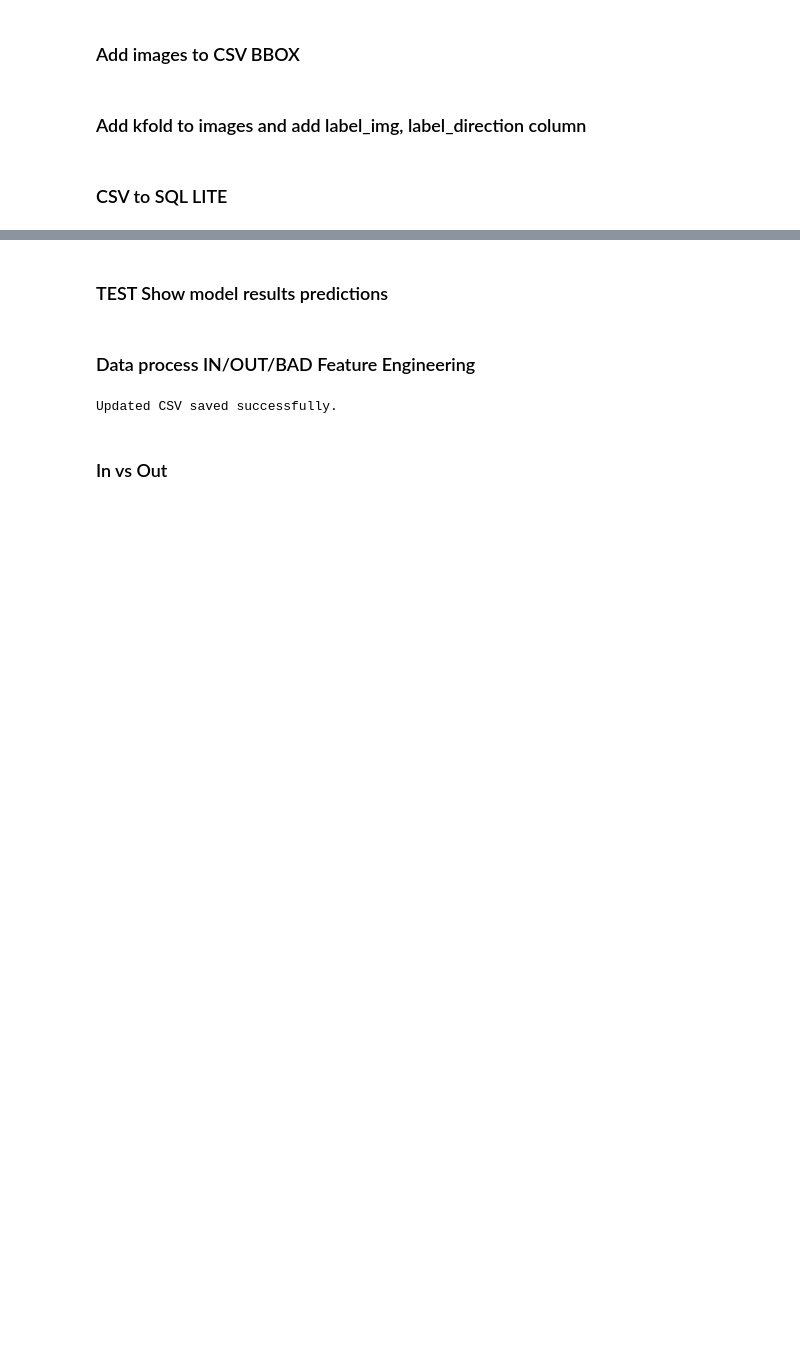
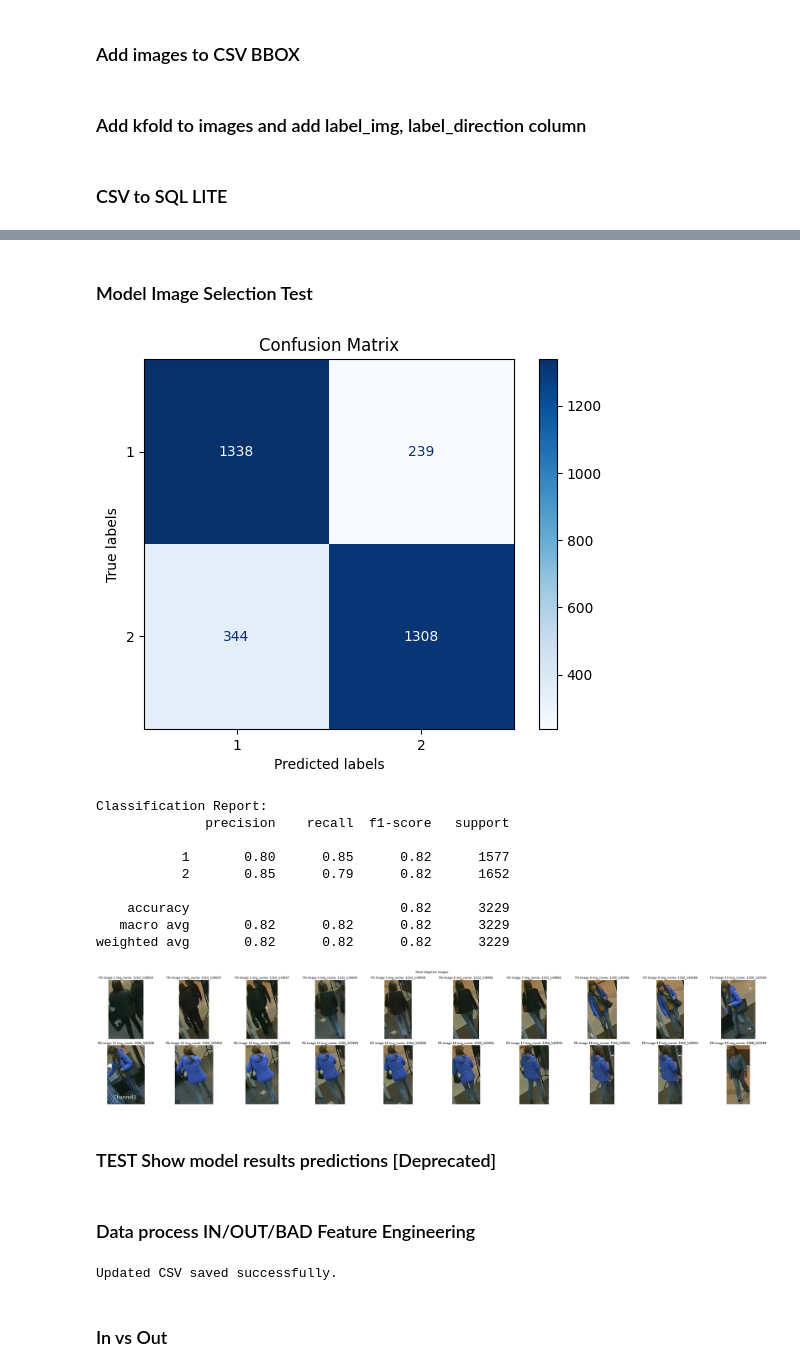
Before and after one commit to dunz21/yolov7-tracker, a Jupyter notebook: selectModel.ipynb, the cells around one changed output, grey strips where cells are left out. Cells and saved outputs as stored; diff of their text form; code cells hidden in the pictures; blank space fills up the shorter version.

```diff
--- a/selectModel.ipynb
+++ b/selectModel.ipynb
@@ -198,3 +232,81 @@ Updated CSV saved successfully.
+# %% [markdown]
+### Model Image Selection Test
+# %%
+import matplotlib.pyplot as plt
+import matplotlib.image as mpimg
+FOLDER_PATH_IMGS = '/home/diego/Documents/yolov7-tracker/imgs_conce/'
+
+
+# Filter final_df to include only rows where both 'model_label_img' and INTEREST_LABEL are not null
+comparison_df = final_df.dropna(subset=['model_label_img', INTEREST_LABEL])
+# Extract model predictions and actual labels
+y_pred = comparison_df['model_label_img']
+y_true = comparison_df[INTEREST_LABEL]
+
+# Generate the confusion matrix
+cm = confusion_matrix(y_true, y_pred)
+
+# Display the confusion matrix using ConfusionMatrixDisplay
+cmd = ConfusionMatrixDisplay(cm, display_labels=interest_values)
+cmd.plot(cmap="Blues")
+cmd.ax_.set(xlabel='Predicted labels', ylabel='True labels', title='Confusion Matrix')
+plt.show()
+
+# Generate the classification report
+report = classification_report(y_true, y_pred, target_names=[str(label) for label in interest_values])
+
+print("Classification Report:")
+print(report)
+
+# Assuming 'comparison_df' contains the actual (INTEREST_LABEL) and predicted ('model_label_img') labels
+# Let's identify False Negatives: actual label is in interest_values, but predicted is not.
+total_wrong_filter = (comparison_df[INTEREST_LABEL].isin(interest_values)) & (comparison_df['model_label_img'] != comparison_df[INTEREST_LABEL])
+false_negative_filter = (comparison_df[INTEREST_LABEL] == 1) & (comparison_df['model_label_img'] == 2) # False Negative filter
+false_positive_filter = (comparison_df[INTEREST_LABEL] == 2) & (comparison_df['model_label_img'] == 1) # False Positive filter
+
+false_negatives = comparison_df[false_negative_filter]
+
+# Assuming 'img_name' column exists and contains the path to images
+fn_images = false_negatives['img_name'].tolist()[:20]
+
+# Define the grid size for plotting
+n_rows = 2  # Adjust based on the number of images you want per column
+n_cols = (len(fn_images) + 1) // n_rows
+
+fig, axes = plt.subplots(n_rows, n_cols, figsize=(n_cols * 4, n_rows * 4))
+fig.suptitle('False Negative Images')
+
+# Flatten the axes array for easy indexing
+axes = axes.flatten()
+
+for i, img_name in enumerate(fn_images):
+    img_path = os.path.join(FOLDER_PATH_IMGS,img_name.split('_')[1], img_name)
+    img = mpimg.imread(img_path)
+    axes[i].imshow(img)
+    axes[i].set_title(f'FN Image {i+1} img_name: {img_name.split("_")[1]}_{img_name.split("_")[2]}')
+    axes[i].axis('off')
+
+# Hide any empty subplots
+for j in range(i + 1, n_rows * n_cols):
+    axes[j].axis('off')
+
+plt.tight_layout()
+# Save the figure to disk
+save_path = 'logs/imageSelectionResults.png'  # Specify your desired path and filename
+plt.savefig(save_path, dpi=300)  # Adjust DPI for higher resolution images
+plt.show()
+# %% [output]
+[figure, added]
+Classification Report:
+              precision    recall  f1-score   support
+
+           1       0.80      0.85      0.82      1577
+           2       0.85      0.79      0.82      1652
+
+    accuracy                           0.82      3229
+   macro avg       0.82      0.82      0.82      3229
+weighted avg       0.82      0.82      0.82      3229
+[figure, added]
 # %% [markdown]
-### TEST Show model results predictions
+### TEST Show model results predictions [Deprecated]
 # %%
```
Also changed, not shown: parts of 7 cells of this notebook.
